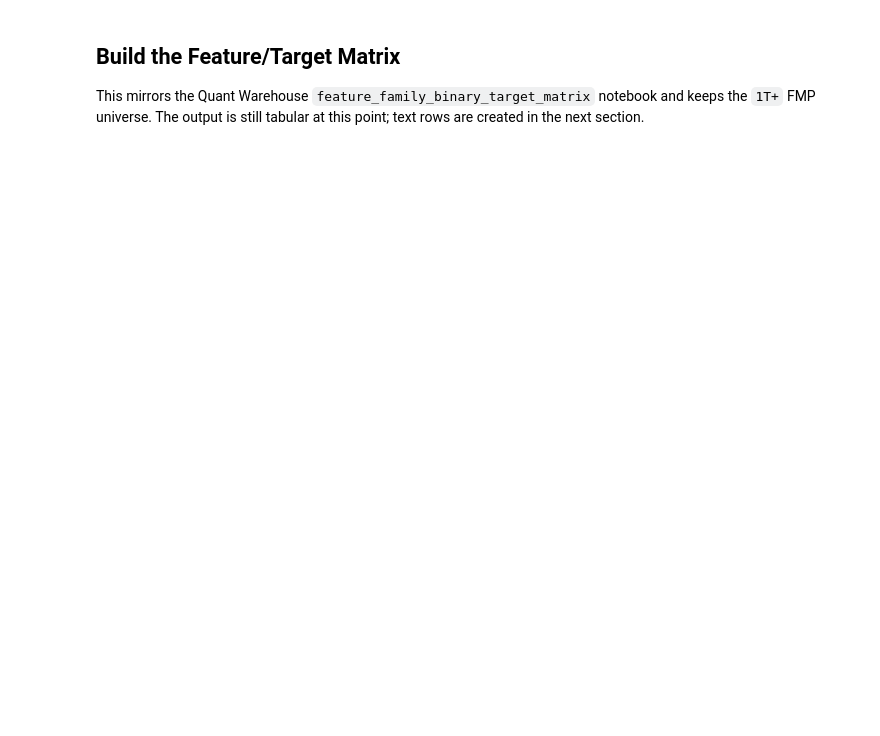
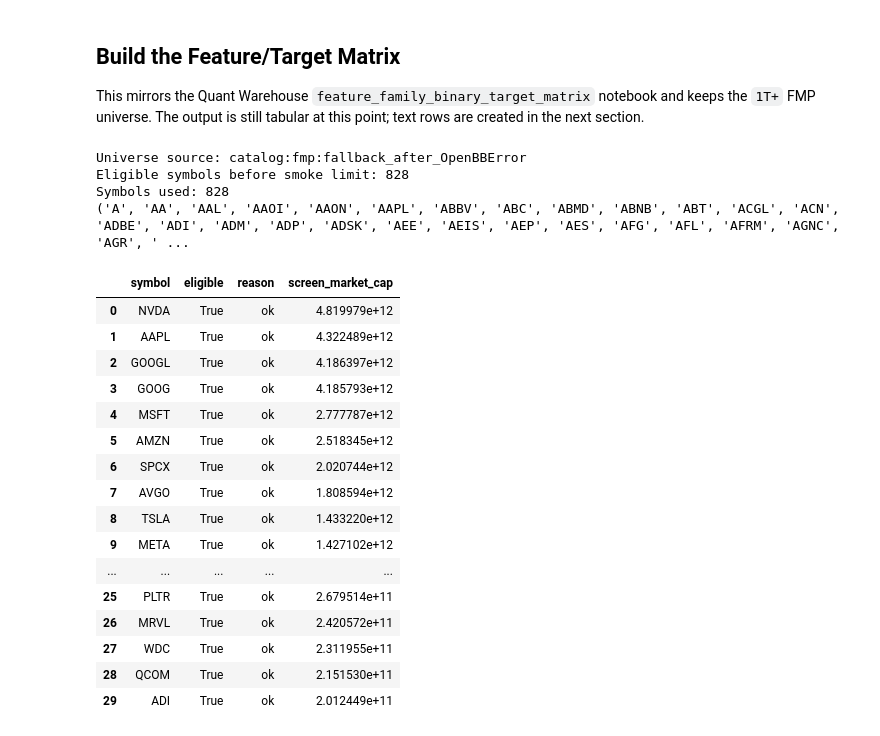
Before and after one commit to quantarb/quant-orchestrator, a Jupyter notebook: notebooks/mult-ml-frameworks/flair_feature_family_target_mtl.ipynb, the cells around one changed output. Drawn from its saved outputs; the diff is of its cells as text; code cells hidden in the pictures; blank space fills up the shorter version.

```diff
--- a/notebooks/mult-ml-frameworks/flair_feature_family_target_mtl.ipynb
+++ b/notebooks/mult-ml-frameworks/flair_feature_family_target_mtl.ipynb
@@ -69,21 +70,24 @@ pd.set_option("display.max_columns", 120)
 pd.set_option("display.width", 220)
 # %%
 RANDOM_SEED = 20260630
-MIN_MARKET_CAP = 1_000_000_000_000
-START_DATE = "2018-01-01"
+MIN_MARKET_CAP = 10_000_000_000
+START_DATE = "1990-01-01"
 END_DATE = None
 TRAIN_END = pd.Timestamp("2023-12-31")
 DEV_END = pd.Timestamp("2024-12-31")
 
-MAX_FEATURES_PER_FAMILY = 50
 MIN_ROWS_PER_TASK = 120
 MIN_POSITIVE_ROWS_PER_TASK = 10
 MIN_FEATURE_COVERAGE = 0.50
-MAX_ROWS_PER_TASK_SPLIT = None  # set to an int such as 5_000 for a smoke training run
+SMOKE_TEST = False
+SMOKE_SYMBOL_LIMIT = 2
+SMOKE_TARGET_TASK_LIMIT = 3
+SMOKE_FEATURE_FAMILY_LIMIT = 5
+MAX_ROWS_PER_TASK_SPLIT = None
 
 FLAIR_TRANSFORMER = "prajjwal1/bert-tiny"
 FLAIR_EPOCHS = 1
-FLAIR_BATCH_SIZE = 16
+FLAIR_BATCH_SIZE = 256
 FLAIR_BATCH_CHUNK_SIZE = 8
 FLAIR_EVAL_BATCH_SIZE = 32
 FLAIR_LEARNING_RATE = 1e-4
@@ -108,7 +112,6 @@ FEATURE_CONFIG = FamilyEvaluationConfig(
     end_date=END_DATE,
     horizons=(20, 60),
     min_observations=MIN_ROWS_PER_TASK,
-    max_features_per_family=MAX_FEATURES_PER_FAMILY,
 )
 
 TARGET_CONFIG = BinaryTargetConfig(
@@ -120,7 +123,6 @@ TARGET_CONFIG = BinaryTargetConfig(
         "insider",
         "analyst_rating",
         "price_target",
-        "guidance",
         "earnings",
     ),
     oracle_trade_k_by_frequency={"YE": tuple(range(1, 13))},
@@ -135,9 +137,14 @@ runtime_config = pd.DataFrame(
     [
         {"setting": "min_market_cap", "value": f"{MIN_MARKET_CAP:,}"},
         {"setting": "date_range", "value": f"{START_DATE} to {END_DATE or 'latest warehouse row'}"},
-        {"setting": "max_features_per_family", "value": MAX_FEATURES_PER_FAMILY},
+        {"setting": "smoke_test", "value": SMOKE_TEST},
+        {"setting": "smoke_symbol_limit", "value": SMOKE_SYMBOL_LIMIT if SMOKE_TEST else None},
+        {"setting": "smoke_target_task_limit", "value": SMOKE_TARGET_TASK_LIMIT if SMOKE_TEST else None},
+        {"setting": "smoke_feature_family_limit", "value": SMOKE_FEATURE_FAMILY_LIMIT if SMOKE_TEST else None},
+        {"setting": "max_rows_per_task_split", "value": MAX_ROWS_PER_TASK_SPLIT},
         {"setting": "event_families", "value": ", ".join(TARGET_CONFIG.event_families)},
-        {"setting": "event_target_rule", "value": "same-day event labels only"},
+        {"setting": "event_target_rule", "value": "mirrored event-pair rows only; no non-event dates"},
+        {"setting": "oracle_target_rule", "value": "oracle buy/sell entry rows only; no non-entry dates as negatives"},
         {"setting": "oracle_trade_k", "value": str(TARGET_CONFIG.oracle_trade_k_by_frequency)},
         {"setting": "text_rule", "value": "feature key-value pairs only; numeric values rounded to 2 decimals; no symbol/date in text"},
         {"setting": "torch_device", "value": str(TORCH_DEVICE)},
@@ -152,22 +175,47 @@ This mirrors the Quant Warehouse `feature_family_binary_target_matrix` notebook
 # %%
 started = perf_counter()
 
 WAREHOUSE = Warehouse()
 EVENT_STORE = EventPairStore(
     config=WAREHOUSE.config,
     backend=WAREHOUSE.backend,
     catalog=WAREHOUSE.catalog,
     fundamentals=WAREHOUSE.fundamentals,
     equity_calendar=WAREHOUSE.equity_calendar,
 )
 
 symbols, raw_universe, eligibility, universe_source = screen_fmp_equity_universe(FEATURE_CONFIG, warehouse=WAREHOUSE)
 
 print(f"Universe source: {universe_source}")
-print(f"Eligible symbols: {len(symbols)}")
+print(f"Eligible symbols before smoke limit: {len(symbols)}")
+if SMOKE_TEST and SMOKE_SYMBOL_LIMIT is not None:
+    symbols = tuple(symbols[: int(SMOKE_SYMBOL_LIMIT)])
+print(f"Symbols used: {len(symbols)}")
 print(symbols)
 
 display(eligibility.head(30))
+# %% [output]
+Universe source: catalog:fmp:fallback_after_OpenBBError
+Eligible symbols before smoke limit: 828
+Symbols used: 828
+('A', 'AA', 'AAL', 'AAOI', 'AAON', 'AAPL', 'ABBV', 'ABC', 'ABMD', 'ABNB', 'ABT', 'ACGL', 'ACN', 'ADBE', 'ADI', 'ADM', 'ADP', 'ADSK', 'AEE', 'AEIS', 'AEP', 'AES', 'AFG', 'AFL', 'AFRM', 'AGNC', 'AGR', ' ...
+|  | symbol | eligible | reason | screen_market_cap |
+| 0 | NVDA | True | ok | 4.819979e+12 |
+| 1 | AAPL | True | ok | 4.322489e+12 |
+| 2 | GOOGL | True | ok | 4.186397e+12 |
+| 3 | GOOG | True | ok | 4.185793e+12 |
+| 4 | MSFT | True | ok | 2.777787e+12 |
+| 5 | AMZN | True | ok | 2.518345e+12 |
+| 6 | SPCX | True | ok | 2.020744e+12 |
+| 7 | AVGO | True | ok | 1.808594e+12 |
+| 8 | TSLA | True | ok | 1.433220e+12 |
+| 9 | META | True | ok | 1.427102e+12 |
+| ... | ... | ... | ... | ... |
+| 25 | PLTR | True | ok | 2.679514e+11 |
+| 26 | MRVL | True | ok | 2.420572e+11 |
+| 27 | WDC | True | ok | 2.311955e+11 |
+| 28 | QCOM | True | ok | 2.151530e+11 |
+| 29 | ADI | True | ok | 2.012449e+11 |
 # %%
 raw_feature_panel, raw_feature_metadata, feature_diagnostics, feature_timings = build_fundamental_feature_panel(
     symbols,
```
Also changed, not shown: parts of 13 cells of this notebook, 3 other files.
